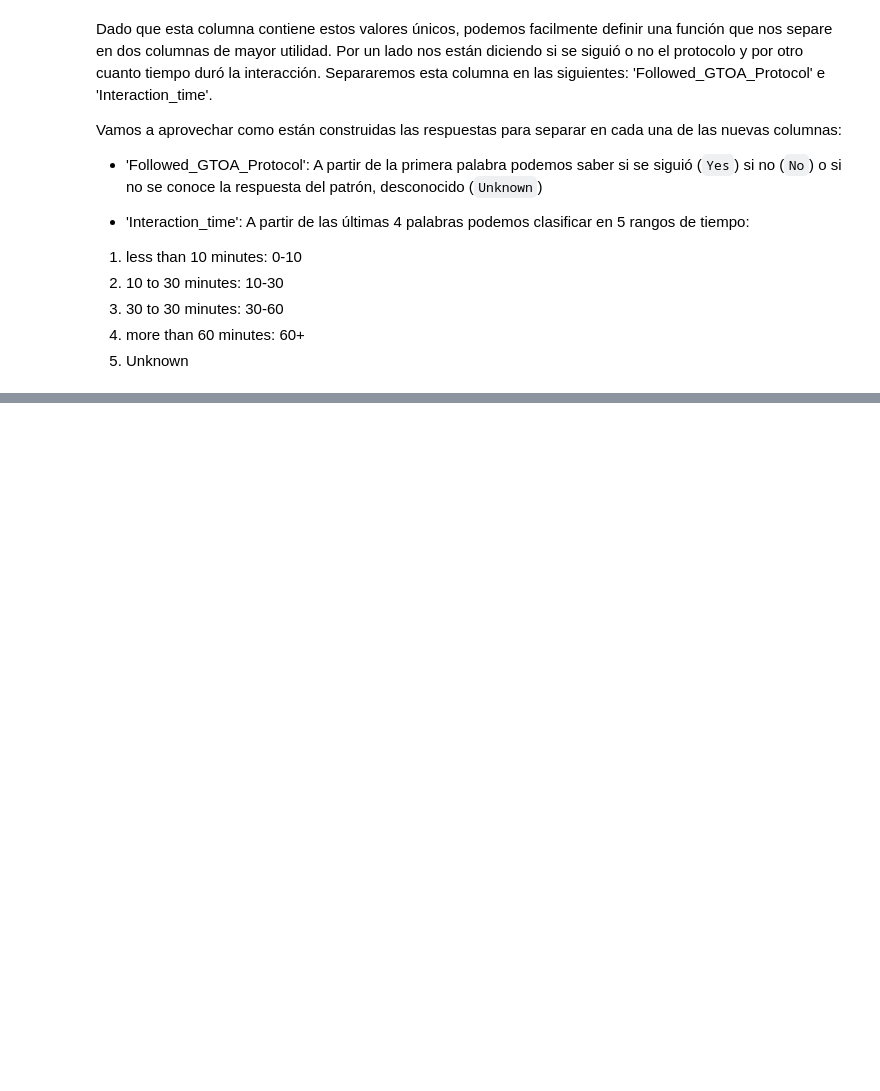
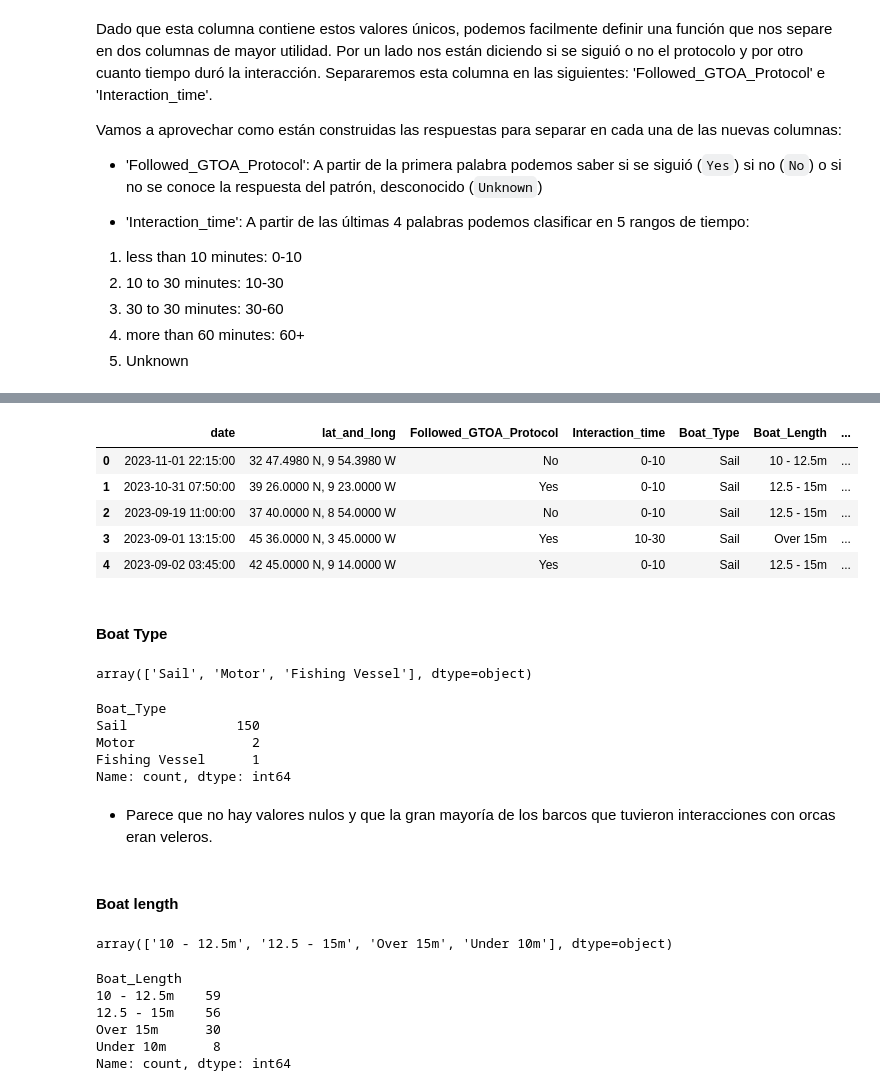
Before and after one commit to Jacobomb/Orca-interactions-in-the-Iberian-Peninsula, a Jupyter notebook: notebooks/2.DataCleaning.ipynb, the cells around one changed output, grey strips where cells are left out. Saved outputs shown, nothing was run; the diff lists cells and outputs as text; code cells hidden in the pictures; blank space fills up the shorter version.

```diff
--- a/notebooks/2.DataCleaning.ipynb
+++ b/notebooks/2.DataCleaning.ipynb
@@ -285,0 +300,52 @@ array(['0-10', '10-30', '30-60', '60+', 'Unknown'], dtype=object)
+# %%
+# Una vez comprobado que se han separado bien los datos via el value_counts(), reordenamos columnas y nos deshacemos de la columna de partida GTOA_Protocol
+
+df.drop(columns='GTOA_Protocol', inplace=True)
+
+column_order = ['date', 'lat_and_long', 'Followed_GTOA_Protocol', 'Interaction_time', 'Boat_Type', 'Boat_Length',
+                'Towing_Inflatable', 'Trailing_Fishing_Lure', 'Physical_Contact_With_Boat', 'Number_of_Adult_Orcas',
+                'Number_of_Juvenile_Orcas', 'Number_of_Uncertain_Age_Orcas', 'Rudder', 'Motoring_or_Sailing',
+                'Speed_Knots', 'Sea_State', 'Wind_Speed_Beaufort', 'Daylight_or_Darkness', 'Cloud_Cover',
+                'Distance_Off_Land_NM', 'Depth_Meters', 'Depth_Gauge', 'Autopilot', 'Hull_Topsides_Color',
+                'Antifoul_Color', 'Boat_Damaged', 'Tow_Required', 'Crew_Response', 'Orcas_Behaviour']
+
+df = df[column_order]
+df.head()
+# %% [output]
+|  | date | lat_and_long | Followed_GTOA_Protocol | Interaction_time | Boat_Type | Boat_Length | ... |
+| 0 | 2023-11-01 22:15:00 | 32 47.4980 N, 9 54.3980 W | No | 0-10 | Sail | 10 - 12.5m | ... |
+| 1 | 2023-10-31 07:50:00 | 39 26.0000 N, 9 23.0000 W | Yes | 0-10 | Sail | 12.5 - 15m | ... |
+| 2 | 2023-09-19 11:00:00 | 37 40.0000 N, 8 54.0000 W | No | 0-10 | Sail | 12.5 - 15m | ... |
+| 3 | 2023-09-01 13:15:00 | 45 36.0000 N, 3 45.0000 W | Yes | 10-30 | Sail | Over 15m | ... |
+| 4 | 2023-09-02 03:45:00 | 42 45.0000 N, 9 14.0000 W | Yes | 0-10 | Sail | 12.5 - 15m | ... |
+# %% [markdown]
+#### Boat Type
+# %%
+df.Boat_Type.unique()
+# %% [output]
+array(['Sail', 'Motor', 'Fishing Vessel'], dtype=object)
+# %%
+df.Boat_Type.value_counts()
+# %% [output]
+Boat_Type
+Sail              150
+Motor               2
+Fishing Vessel      1
+Name: count, dtype: int64
+# %% [markdown]
+* Parece que no hay valores nulos y que la gran mayoría de los barcos que tuvieron interacciones con orcas eran veleros.
+# %% [markdown]
+#### Boat length
+# %%
+df.Boat_Length.unique()
+# %% [output]
+array(['10 - 12.5m', '12.5 - 15m', 'Over 15m', 'Under 10m'], dtype=object)
+# %%
+df.Boat_Length.value_counts()
+# %% [output]
+Boat_Length
+10 - 12.5m    59
+12.5 - 15m    56
+Over 15m      30
+Under 10m      8
+Name: count, dtype: int64
```
Also changed, not shown: parts of 15 cells of this notebook.
